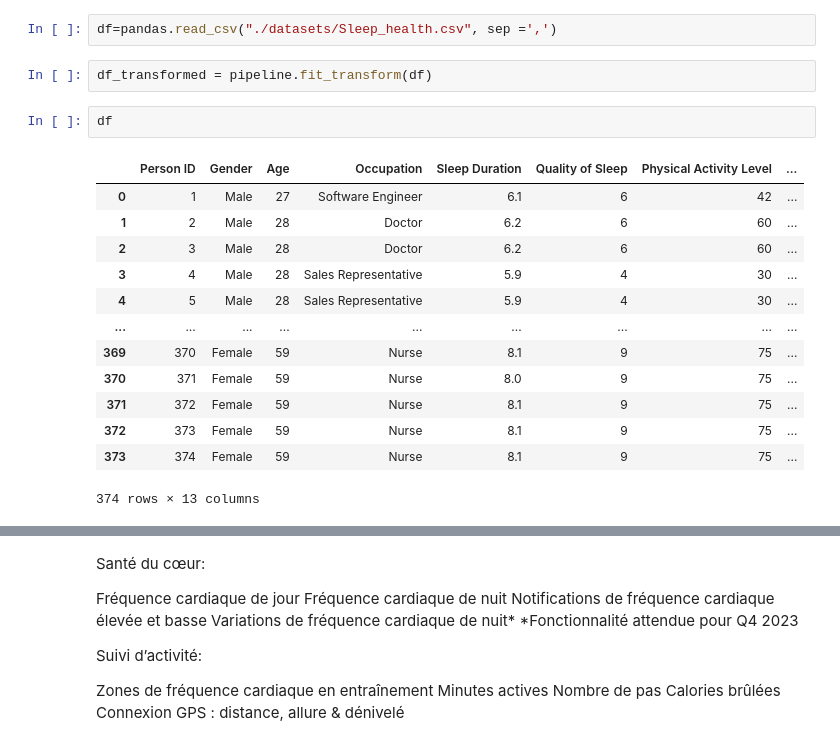
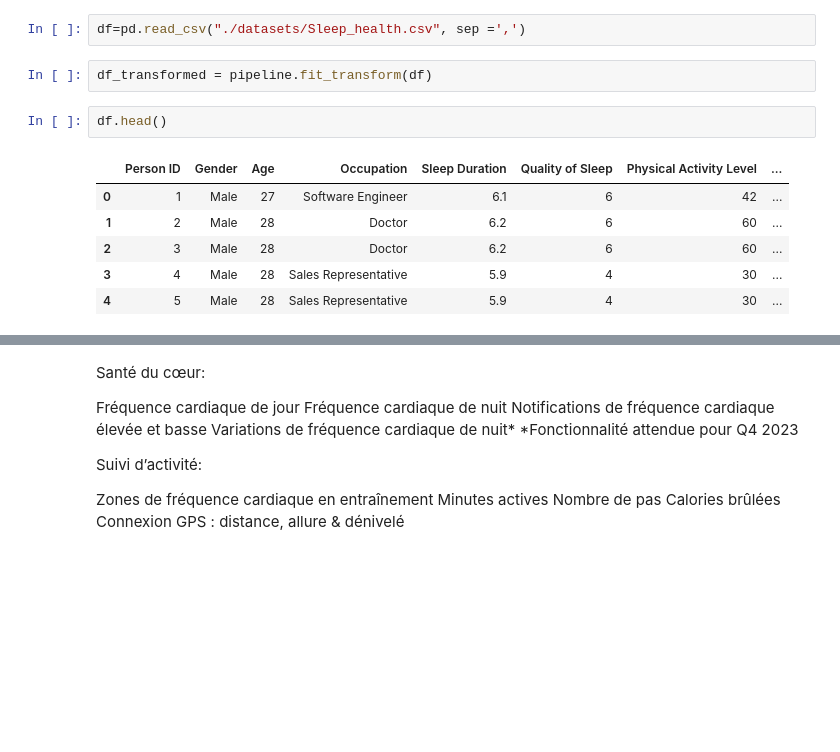
Before and after one commit to ydepledt/pie_project, a Jupyter notebook: pie_ml.ipynb, the cells around one changed output, grey strips where cells are left out. Cells and saved outputs as stored; diff of their text form; blank space fills up the shorter version.

```diff
--- a/pie_ml.ipynb
+++ b/pie_ml.ipynb
@@ -136,22 +152,15 @@ pipeline = Pipeline([
 ])
 # %%
-df=pandas.read_csv("./datasets/Sleep_health.csv", sep =',')
+df=pd.read_csv("./datasets/Sleep_health.csv", sep =',')
 # %%
 df_transformed = pipeline.fit_transform(df)
 # %%
-df
+df.head()
 # %% [output]
 |  | Person ID | Gender | Age | Occupation | Sleep Duration | Quality of Sleep | Physical Activity Level | ... |
 | 0 | 1 | Male | 27 | Software Engineer | 6.1 | 6 | 42 | ... |
 | 1 | 2 | Male | 28 | Doctor | 6.2 | 6 | 60 | ... |
 | 2 | 3 | Male | 28 | Doctor | 6.2 | 6 | 60 | ... |
 | 3 | 4 | Male | 28 | Sales Representative | 5.9 | 4 | 30 | ... |
 | 4 | 5 | Male | 28 | Sales Representative | 5.9 | 4 | 30 | ... |
-| ... | ... | ... | ... | ... | ... | ... | ... | ... |
-| 369 | 370 | Female | 59 | Nurse | 8.1 | 9 | 75 | ... |
-| 370 | 371 | Female | 59 | Nurse | 8.0 | 9 | 75 | ... |
-| 371 | 372 | Female | 59 | Nurse | 8.1 | 9 | 75 | ... |
-| 372 | 373 | Female | 59 | Nurse | 8.1 | 9 | 75 | ... |
-| 373 | 374 | Female | 59 | Nurse | 8.1 | 9 | 75 | ... |
-374 rows × 13 columns
 # %%
```
Also changed, not shown: parts of 12 cells of this notebook, 3 other files.
